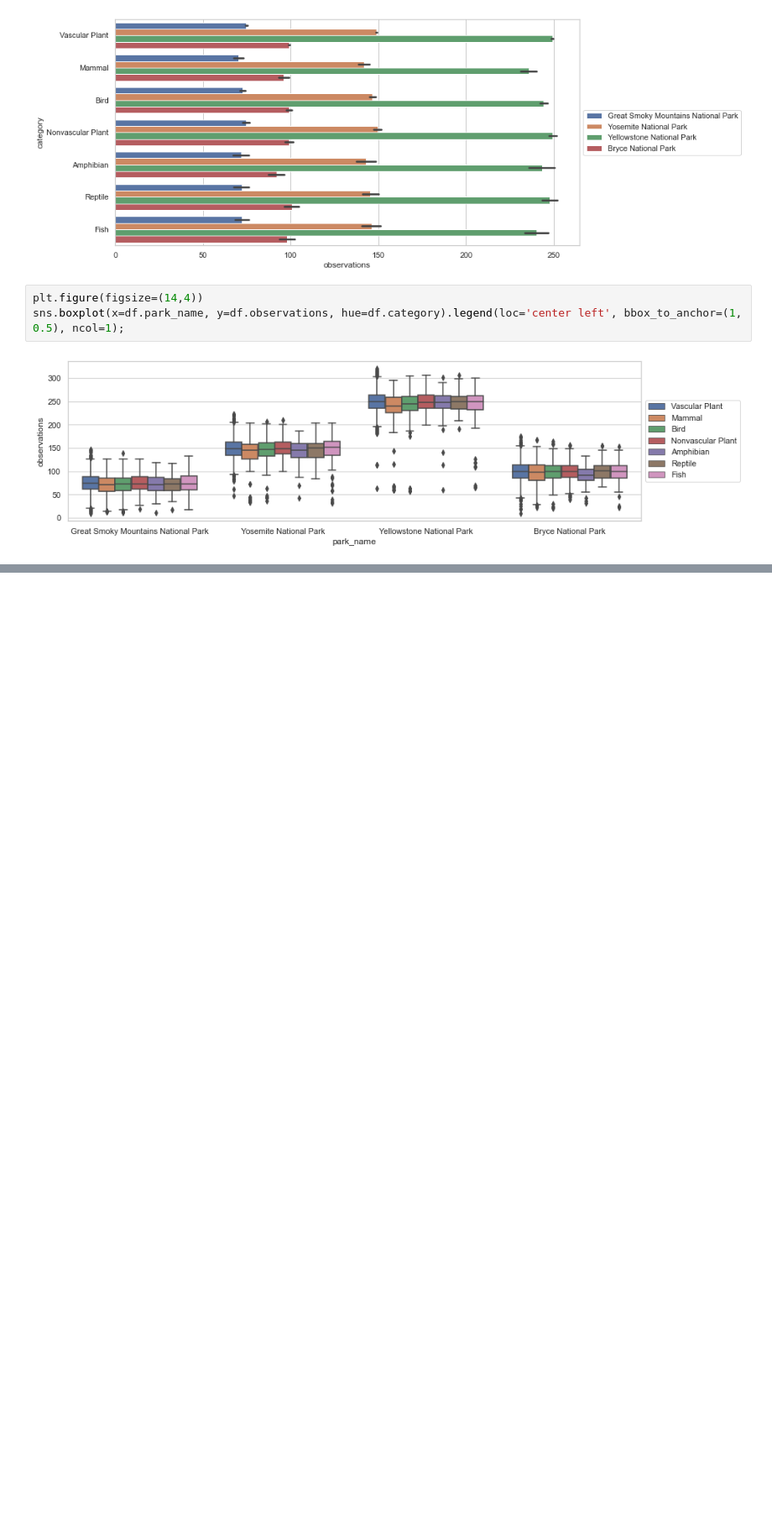
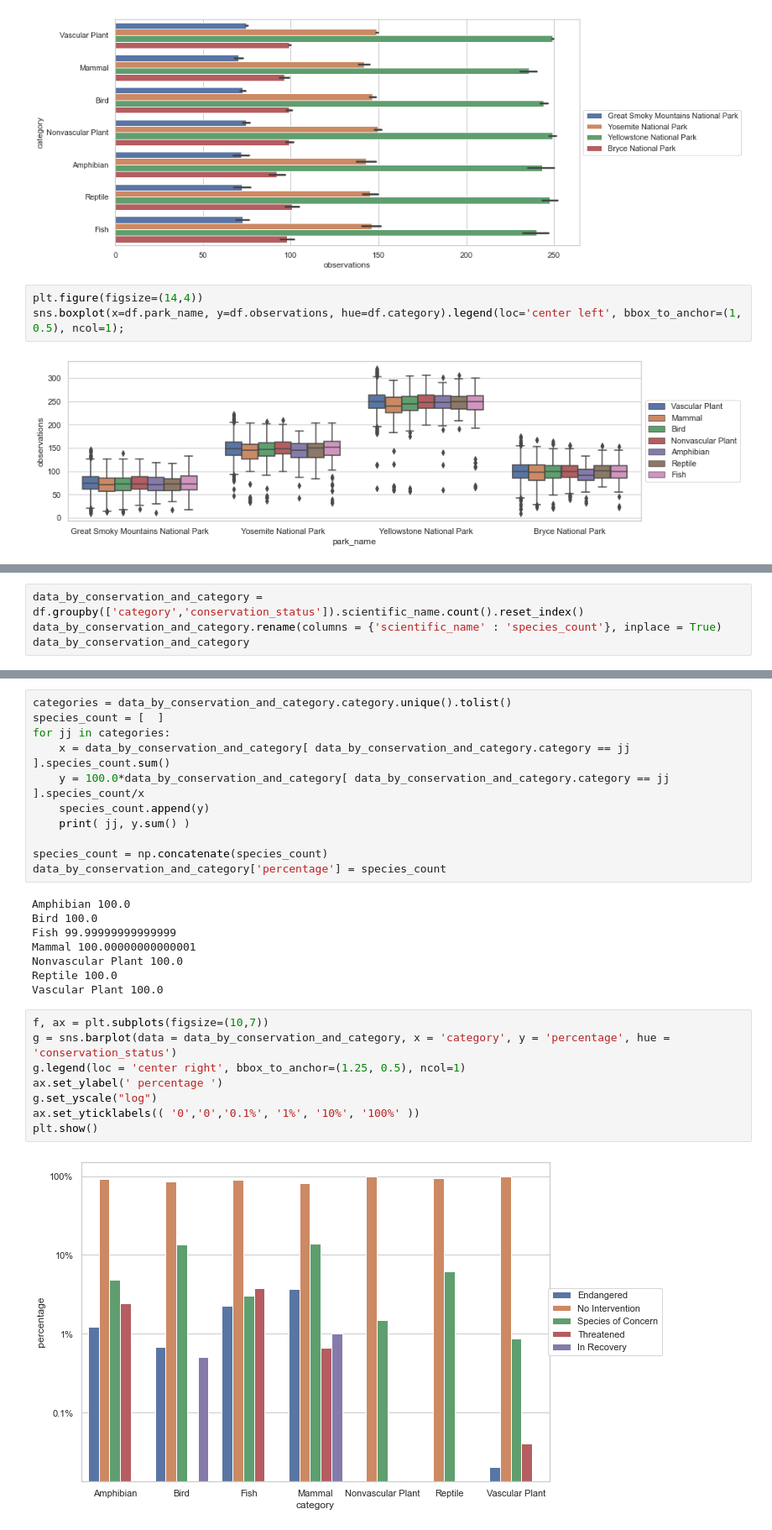
Before and after one commit to ClaudioLutz/Biodiversity, a Jupyter notebook: biodiversity.ipynb, the cells around one changed output, grey strips where cells are left out. Shown at 84% size. Cells and saved outputs as stored; diff of their text form; blank space fills up the shorter version.

```diff
--- a/biodiversity.ipynb
+++ b/biodiversity.ipynb
@@ -73,0 +148,4 @@ sns.boxplot(x=df.park_name, y=df.observations, hue=df.category).legend(loc='cent
+# %%
+data_by_conservation_and_category = df.groupby(['category','conservation_status']).scientific_name.count().reset_index()
+data_by_conservation_and_category.rename(columns = {'scientific_name' : 'species_count'}, inplace = True)
+data_by_conservation_and_category
@@ -73,0 +170,29 @@ sns.boxplot(x=df.park_name, y=df.observations, hue=df.category).legend(loc='cent
+# %%
+categories = data_by_conservation_and_category.category.unique().tolist()
+species_count = [  ]
+for jj in categories:
+    x = data_by_conservation_and_category[ data_by_conservation_and_category.category == jj ].species_count.sum()
+    y = 100.0*data_by_conservation_and_category[ data_by_conservation_and_category.category == jj ].species_count/x
+    species_count.append(y)
+    print( jj, y.sum() )
+
+species_count = np.concatenate(species_count)
+data_by_conservation_and_category['percentage'] = species_count
+# %% [output]
+Amphibian 100.0
+Bird 100.0
+Fish 99.99999999999999
+Mammal 100.00000000000001
+Nonvascular Plant 100.0
+Reptile 100.0
+Vascular Plant 100.0
+# %%
+f, ax = plt.subplots(figsize=(10,7))
+g = sns.barplot(data = data_by_conservation_and_category, x = 'category', y = 'percentage', hue = 'conservation_status')
+g.legend(loc = 'center right', bbox_to_anchor=(1.25, 0.5), ncol=1)
+ax.set_ylabel(' percentage ')
+g.set_yscale("log")
+ax.set_yticklabels(( '0','0','0.1%', '1%', '10%', '100%' ))
+plt.show()
+# %% [output]
+[figure, added]
```
Also changed, not shown: parts of 21 cells of this notebook, 1 other file.
